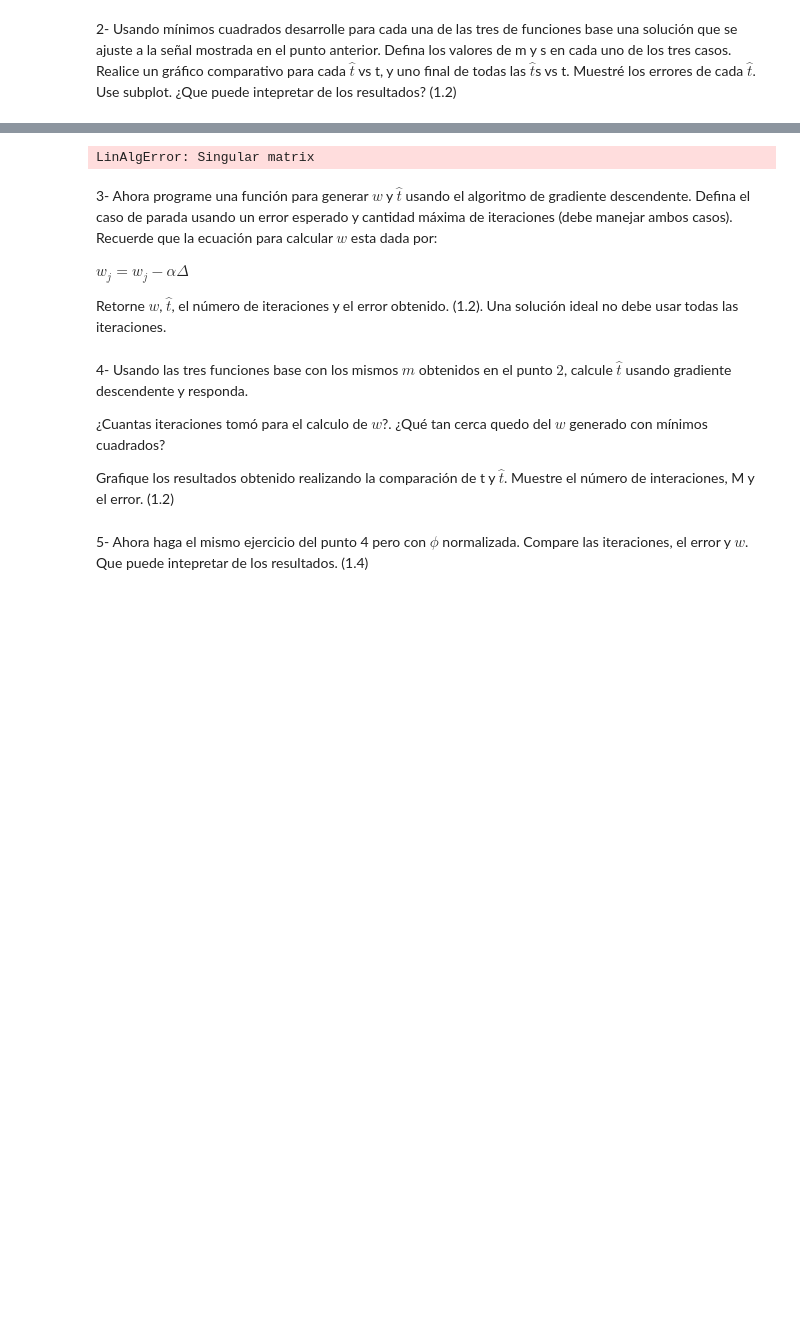
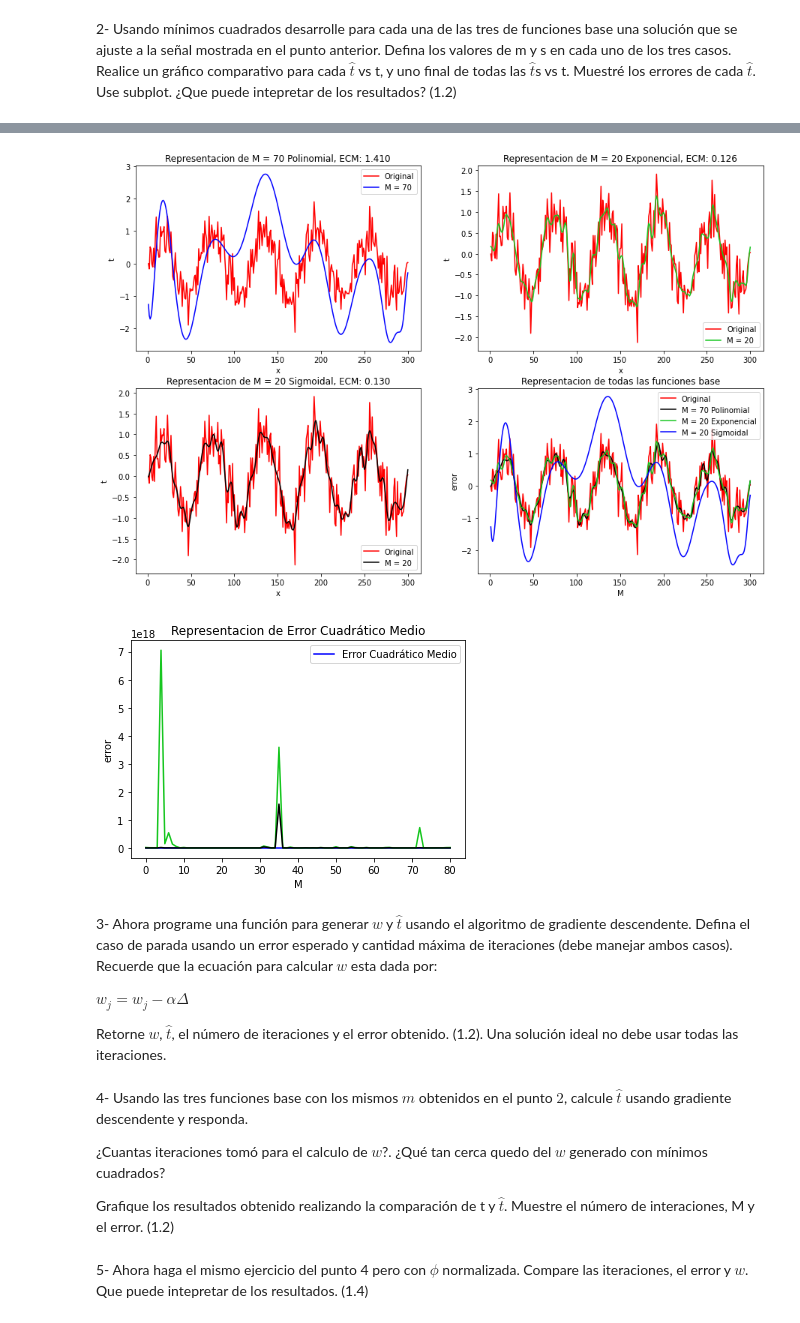
Before and after one commit to BrayanTabares/InteligenciaArtificial, a Jupyter notebook: Taller3-Gradiente descendente.ipynb, the cells around one changed output, grey strips where cells are left out. Cells and saved outputs as stored; diff of their text form; code cells hidden in the pictures; blank space fills up the shorter version.

```diff
--- a/Taller3-Gradiente descendente.ipynb
+++ b/Taller3-Gradiente descendente.ipynb
@@ -29,15 +29,17 @@ def generarPhi(x, m):
     s2 = 0.01
     val = np.arange(m)
     u=np.linspace(0,1,m)
-    phi = np.ones((len(x), len(val)))
-    phiPolinomial = np.ones((len(x), len(val)))
-    phiExponencial = np.ones((len(x), len(val)))
-    phiSigmoidal = np.ones((len(x), len(val)))
+    #phi = np.ones((len(x), len(val)))
+    phi= np.arange(0,len(t),1)
+    phi2= np.linspace(0,1,len(t))
+    phiPolinomial = np.ones((len(x), len(val)),dtype=np.float64)
+    phiExponencial = np.ones((len(x), len(val)),dtype=np.float64)
+    phiSigmoidal = np.ones((len(x), len(val)),dtype=np.float64)
     for i in range(0, len(x), 1):
         for j in range(1, len(val), 1):
-            phiPolinomial[i,j] = x[i]**val[j]
-            phiExponencial[i, j] = math.exp(-(((x[i]-u[j])**2)/(2*s1**2)))
-            a=(x[i]-u[j])/s2
+            phiPolinomial[i,j] = phi2[i]**val[j]
+            phiExponencial[i, j] = math.exp(-(((phi2[i]-u[j])**2)/(2*s1**2)))
+            a=(phi2[i]-u[j])/s2
             phiSigmoidal[i, j] = 1/(1+math.exp(-a))
 
     return phiPolinomial,phiExponencial,phiSigmoidal
@@ -54,8 +56,9 @@ def errorCuadraticoMedio(phi,w):
 
 #Valores de M
 
-m1=40
-
+m1=70
+m2=20
+m3=20
 
 #Graficación------------------------------------------------
 
@@ -79,6 +82,7 @@ tpExpo=phiExpo@wExpo
 tpSigmo=phiSigmo@wSigmo
 
 
+
 t0=np.arange(1,len(t)+1,1)
 t1=t0.reshape(len(t0),1)
 
@@ -90,18 +94,18 @@ plt.plot(t1,t,'r',t1,tpPoli,'b')
 plt.legend(['Original',names[0]])
 plt.xlabel("x")
 plt.ylabel("t")
-plt.title("Representacion de "+names[0]+" Sigmoidal, ECM: "+"{:.3f}".format(errorCuadraticoMedio(phiPoli,wPoli)))
+plt.title("Representacion de "+names[0]+" Polinomial, ECM: "+"{:.3f}".format(errorCuadraticoMedio(phiPoli,wPoli)))
 
 plt.subplot(2,2,2)
-plt.plot(t1,t,'r',t1,tpExpo,'b')
+plt.plot(t1,t,'r',t1,tpExpo,'#17C620')
 plt.legend(['Original',names[1]])
 plt.xlabel("x")
 plt.ylabel("t")
-plt.title("Representacion de "+names[1]+" Sigmoidal, ECM: "+"{:.3f}".format(errorCuadraticoMedio(phiExpo,wExpo)))
+plt.title("Representacion de "+names[1]+" Exponencial, ECM: "+"{:.3f}".format(errorCuadraticoMedio(phiExpo,wExpo)))
 
 
 plt.subplot(2,2,3)
-plt.plot(t1,t,'r',t1,tpSigmo,'b')
+plt.plot(t1,t,'r',t1,tpSigmo,'k')
 plt.legend(['Original',names[2]])
 plt.xlabel("x")
 plt.ylabel("t")
@@ -109,11 +113,30 @@ plt.title("Representacion de "+names[2]+" Sigmoidal, ECM: "+"{:.3f}".format(erro
 
 
 plt.subplot(2,2,4)
-plt.plot(t1,t,'r')
+plt.plot(t1,t,'r',t1,tpSigmo,'k',t1,tpExpo,'#17C620',t1,tpPoli,'b')
+plt.legend(['Original',names[0]+" Polinomial",names[1]+" Exponencial",names[2]+" Sigmoidal"])
+plt.xlabel("M")
+plt.ylabel("error")
+plt.title("Representacion de todas las funciones base")
+
+plt.show()
+
+me1=0
+me3=80
+errorR=np.arange(me1,me3+1)
+errorM=np.full(me3+1-me1,1,dtype=np.float64)
+errorM1=np.full(me3+1-me1,1,dtype=np.float64)
+errorM2=np.full(me3+1-me1,1,dtype=np.float64)
+for i in range(me1,me3+1):
+    phin,phinE,phinS = generarPhi(x,i)
+    wn = CalcularW(phin)
+    errorM[i-m1]= errorCuadraticoMedio(phin,wn)
+    errorM1[i-m1]= errorCuadraticoMedio(phinE,wn)
+    errorM2[i-m1]= errorCuadraticoMedio(phinS,wn)
+plt.plot(errorR,errorM,'b',errorR,errorM1,'#17C620',errorR,errorM2,'k')
 plt.legend(['Error Cuadrático Medio'])
 plt.xlabel("M")
 plt.ylabel("error")
 plt.title("Representacion de Error Cuadrático Medio")
-
 plt.show()
 # %% [output]
@@ -137,4 +160,5 @@ plt.show()
-LinAlgError: Singular matrix
+[figure, added]
+[figure, added]
 # %% [markdown]
 3- Ahora programe una función para generar $w$ y $\hat{t}$ usando el algoritmo de gradiente descendente. Defina el caso de parada usando un error esperado y cantidad máxima de iteraciones (debe manejar ambos casos). Recuerde que la ecuación para calcular $w$ esta dada por:
 
```
Also changed, not shown: parts of 4 cells of this notebook.
